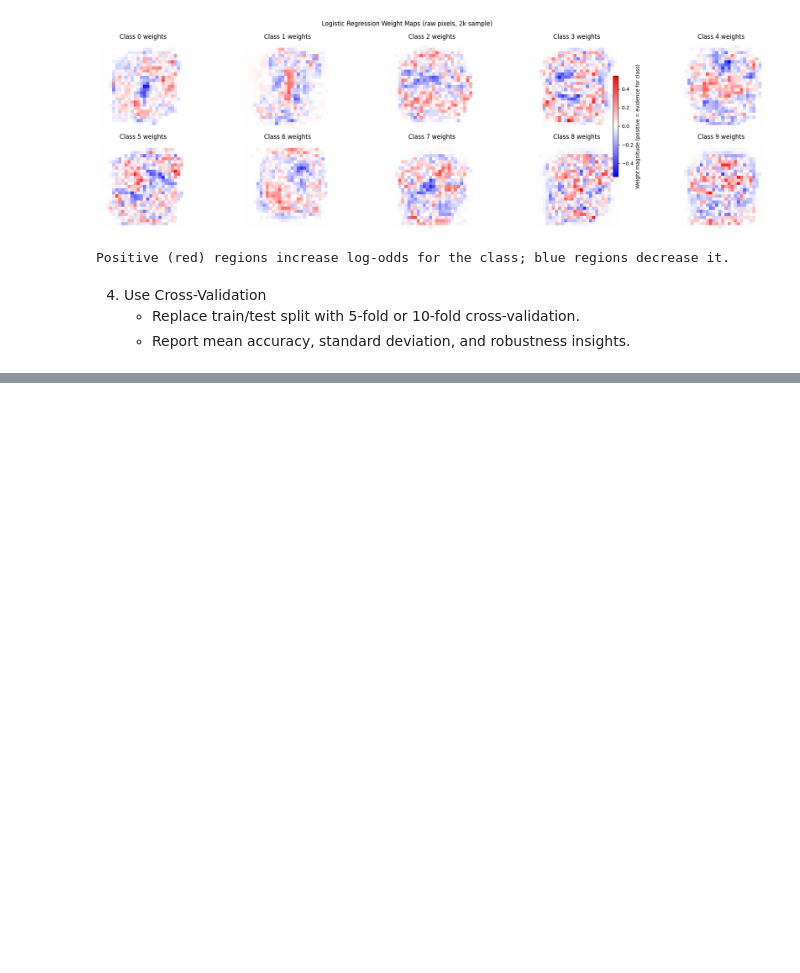
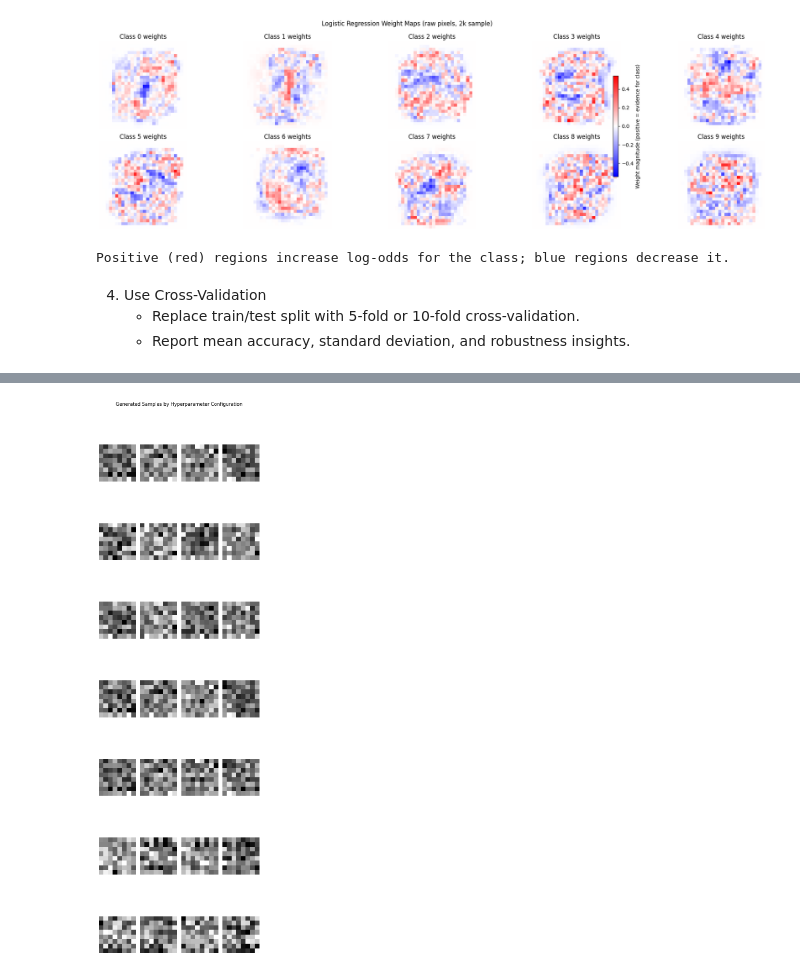
Before and after one commit to Rolling-W/MSIT3103Assignments, a Jupyter notebook: assignment1.ipynb, the cells around one changed output, grey strips where cells are left out. Cells and saved outputs as stored; diff of their text form; code cells hidden in the pictures; blank space fills up the shorter version.

```diff
--- a/assignment1.ipynb
+++ b/assignment1.ipynb
@@ -376,0 +658,21 @@ Fold scores: [0.88  0.84  0.87  0.83  0.88  0.835 0.835 0.825 0.865 0.86 ]
+# %%
+# Visualize generated samples for all experiments
+fig, axes = plt.subplots(len(gan_results), 4, figsize=(6, 3*len(gan_results)))
+
+for i, result in enumerate(gan_results):
+    hp = result['hyperparams']
+    fake_samples = result['fake_samples']
+
+    # Show first 4 samples from each experiment
+    for j in range(4):
+        ax = axes[i, j] if len(gan_results) > 1 else axes[j]
+        ax.imshow(fake_samples[j].reshape(8, 8), cmap='gray')
+        ax.axis('off')
+        if j == 0:
+            ax.set_ylabel(f"Exp {i+1}\nBS={hp['batch_size']}", fontsize=10)
+
+plt.suptitle("Generated Samples by Hyperparameter Configuration", fontsize=12, y=0.995)
+plt.tight_layout()
+plt.show()
+# %% [output]
+[figure, added]
```
Also changed, not shown: parts of 5 cells of this notebook.
